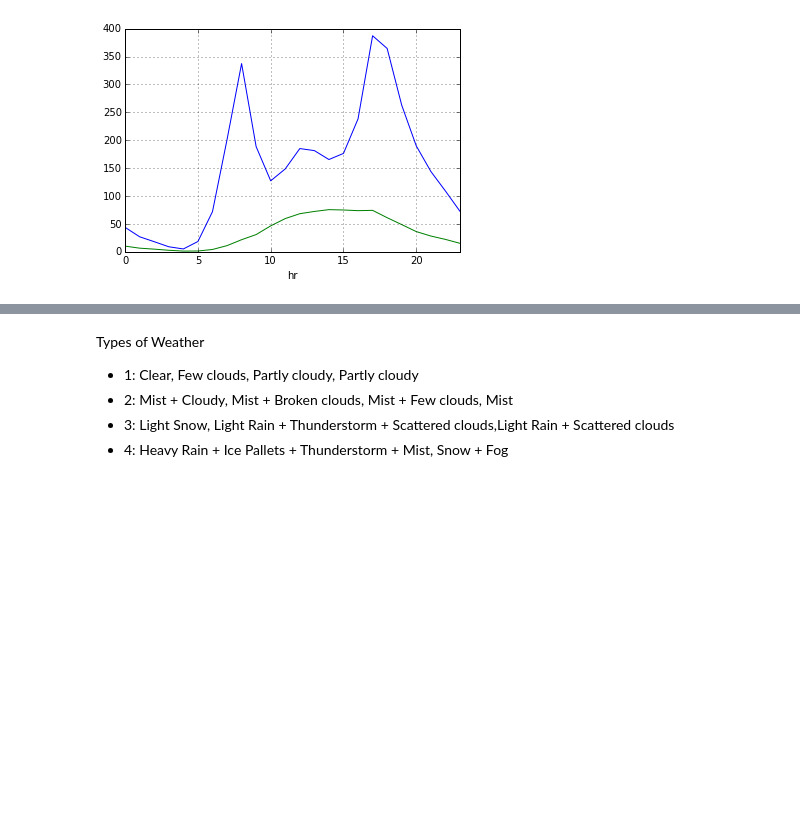
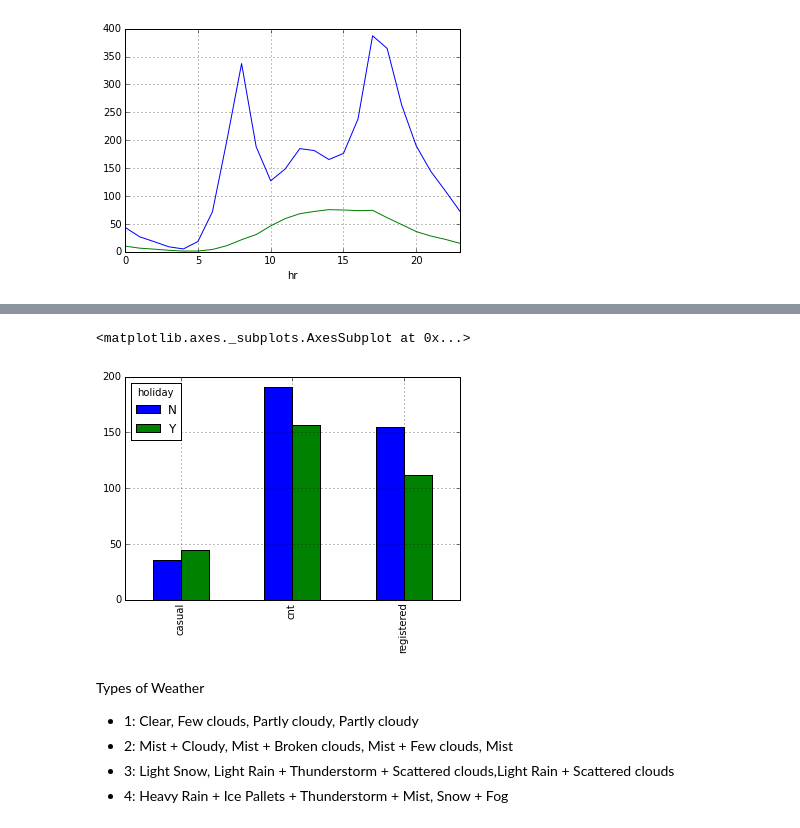
Before and after one commit to sallyi/ga_assignments, a Jupyter notebook: 02_Assignment.ipynb, the cells around one changed output, grey strips where cells are left out. Cells and saved outputs as stored; diff of their text form; code cells hidden in the pictures; blank space fills up the shorter version.

```diff
--- a/02_Assignment.ipynb
+++ b/02_Assignment.ipynb
@@ -205,3 +208,13 @@ working_days_pivot.plot(kind='bar')
+# %%
+holidays_pivot = bike.pivot_table(values=['casual','registered','cnt'],columns='holiday', aggfunc='mean')
+holidays_pivot.plot(kind='bar')
+# This indicates that average casual ridership goes up on holidays and average registered ridership goes down
+# on holidays. Since previous plot shows that registered riders use the bikes more on
+# working days, this could indicate that registered riders are using the bikes primarily for commuting to work
+# and casual riders use them when they're not working. This makes sense with the hourly data as well.
+# %% [output]
+<matplotlib.axes._subplots.AxesSubplot at 0x...>
+[figure, added]
 # %% [markdown]
 Types of Weather
 - 1: Clear, Few clouds, Partly cloudy, Partly cloudy
```
Also changed, not shown: parts of 19 cells of this notebook.
